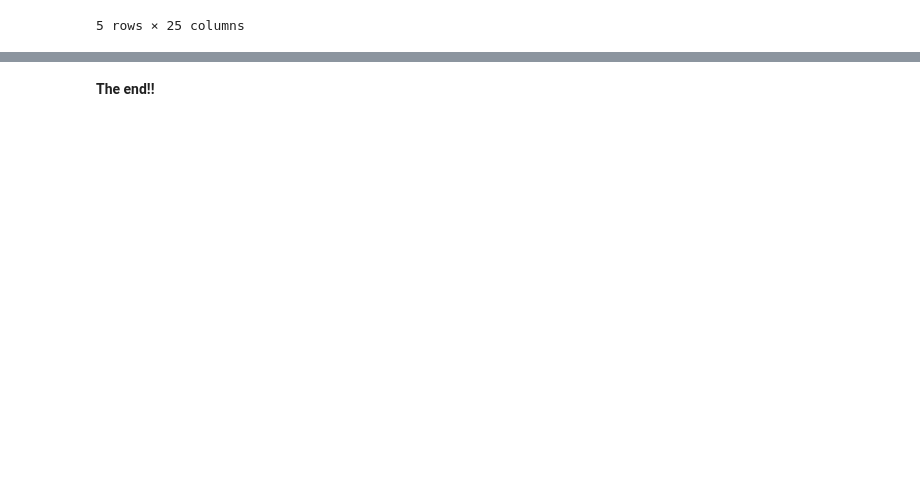
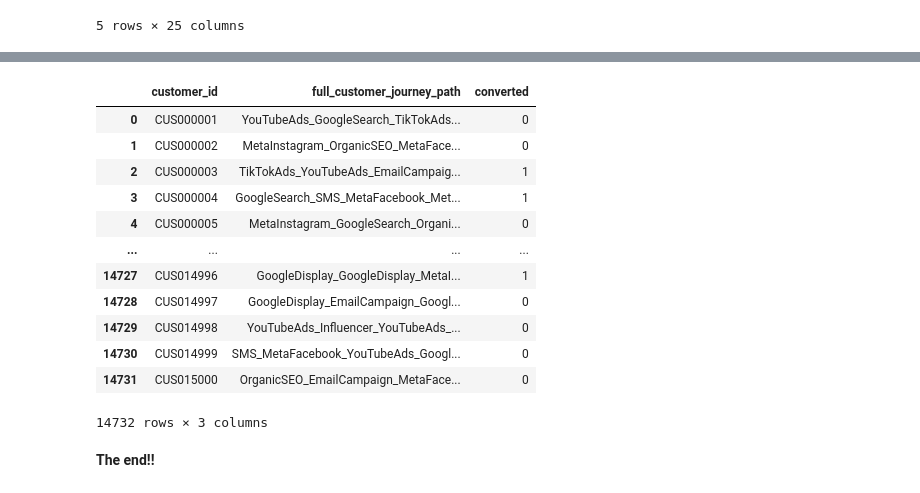
Before and after one commit to timmaina-devhub/Multi-Channel-Marketing-Attribution-ROI-Optimization, a Jupyter notebook: notebooks/cleaning_modelling_marketing_project.ipynb, the cells around one changed output, grey strips where cells are left out. Drawn from its saved outputs; the diff is of its cells as text; code cells hidden in the pictures; blank space fills up the shorter version.

```diff
--- a/notebooks/cleaning_modelling_marketing_project.ipynb
+++ b/notebooks/cleaning_modelling_marketing_project.ipynb
@@ -1283,6 +1283,30 @@ new_ads_df.head()
 | 2 | 2022-01-01 | Meta Facebook | MetaFacebook_Retargeting | MetaFacebook_Retargeting_January_... | 8256 | 8670 | 7 | ... |
 | 3 | 2022-01-01 | Meta Instagram | MetaInstagram_LeadGeneration | MetaInstagram_LeadGeneration_Janu... | 8221 | 8614 | 8 | ... |
 | 4 | 2022-01-01 | Email Campaign | EmailCampaign_Loyalty | EmailCampaign_Loyalty_January_2022 | 6802 | 7434 | 6 | ... |
+# %%
+customers_journey_path['journey_path_clean']=customers_journey_path['journey_path'].astype(str).str.replace(r'[^a-zA-Z0-9 ]', '',regex=True)
+# %%
+customers_journey_path['journey_path_clean']=customers_journey_path['journey_path_clean'].replace(' ', '_',regex=True)
+customers_journey_path=customers_journey_path.rename(columns={'journey_path_clean':'full_customer_journey_path'})
+# %%
+customers_journey_path=customers_journey_path.drop(columns=['journey_path','path'])
+customers_journey_path=customers_journey_path.reindex(columns=['customer_id','full_customer_journey_path', 'converted'])
+customers_journey_path.to_csv('full_customers_journey_paths.csv')
+customers_journey_path
+# %% [output]
+|  | customer_id | full_customer_journey_path | converted |
+| 0 | CUS000001 | YouTubeAds_GoogleSearch_TikTokAds... | 0 |
+| 1 | CUS000002 | MetaInstagram_OrganicSEO_MetaFace... | 0 |
+| 2 | CUS000003 | TikTokAds_YouTubeAds_EmailCampaig... | 1 |
+| 3 | CUS000004 | GoogleSearch_SMS_MetaFacebook_Met... | 1 |
+| 4 | CUS000005 | MetaInstagram_GoogleSearch_Organi... | 0 |
+| ... | ... | ... | ... |
+| 14727 | CUS014996 | GoogleDisplay_GoogleDisplay_MetaI... | 1 |
+| 14728 | CUS014997 | GoogleDisplay_EmailCampaign_Googl... | 0 |
+| 14729 | CUS014998 | YouTubeAds_Influencer_YouTubeAds_... | 0 |
+| 14730 | CUS014999 | SMS_MetaFacebook_YouTubeAds_Googl... | 0 |
+| 14731 | CUS015000 | OrganicSEO_EmailCampaign_MetaFace... | 0 |
+14732 rows × 3 columns
 # %%
 new_ads_df.to_csv('modified_ads_spend_daily.csv')
 # %%
```
Also changed, not shown: parts of 3 cells of this notebook.
